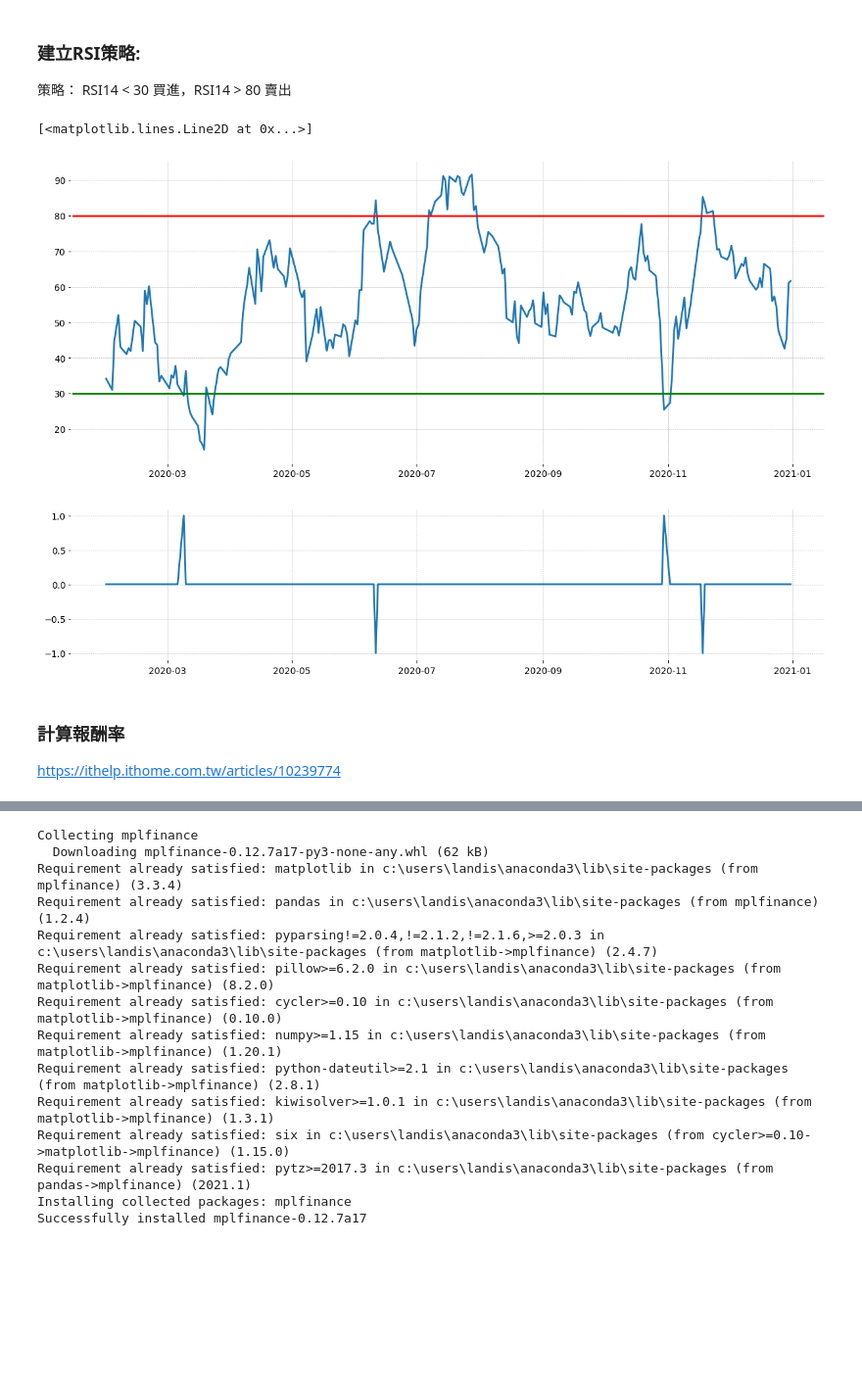
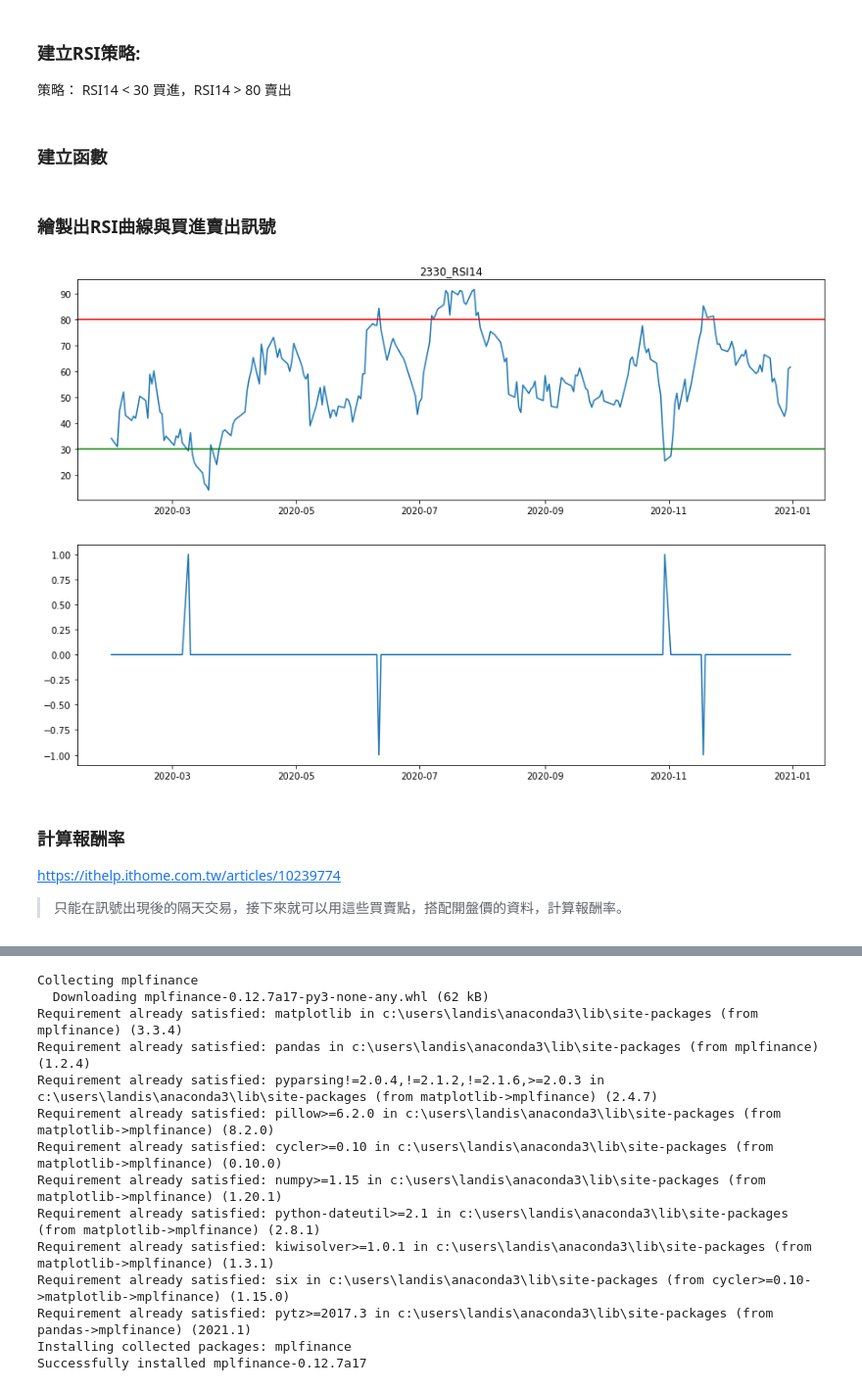
Before and after one commit to oscar50513/stock_project, a Jupyter notebook: mplfinance.ipynb, the cells around one changed output, grey strips where cells are left out. Shown: that part at 98% size. Cells and saved outputs as stored; diff of their text form; code cells hidden in the pictures; blank space fills up the shorter version.

```diff
--- a/mplfinance.ipynb
+++ b/mplfinance.ipynb
@@ -355,27 +355,5 @@ for i in range(len(RSI14)):
         sig.append(0)
 # 將訊號整理成dataframe
 rsi_sig = pd.Series(index = RSI14.index, data = sig)
-# %%
-import numpy as np
-from matplotlib import gridspec
-import pandas as pd
-
-fig = plt.figure(figsize=(15,10))
-# set height ratios for sublots
-gs = gridspec.GridSpec(2, 1, height_ratios=[2, 1])
-
-# the fisrt subplot
-ax0 = plt.subplot(gs[0])
-# line0 = ax0.plot(x, y, color='r')
-ax0.plot(RSI14)
-ax0.axhline(y=80, color='red')
-ax0.axhline(y=30, color='green')
-
-#the second subplot
-# shared axis X
-ax1 = plt.subplot(gs[1], sharex = ax0)
-rsi_sig = pd.Series(index = rsi_sig.index, data = list(rsi_sig.values))
-ax1.plot(rsi_sig)
-# %% [output]
-[<matplotlib.lines.Line2D at 0x...>]
-[figure, old version]
+# %% [markdown]
+###  建立函數
@@ -382,3 +376,23 @@ ax1.plot(rsi_sig)
+# %% [markdown]
+### 繪製出RSI曲線與買進賣出訊號
+# %%
+import numpy as np
+import matplotlib.pyplot as plt
+import pandas as pd
+
+plt.figure(figsize = (15,10))
+plt.subplot(211)
+plt.plot(RSI14)
+plt.axhline(80, color = 'r')
+plt.axhline(30, color = 'g')
+plt.title('2330_RSI14')
+
+plt.subplot(212)
+plt.plot(rsi_sig)
+plt.show()
+# %% [output]
+[figure, added]
 # %% [markdown]
 ###  計算報酬率
 https://ithelp.ithome.com.tw/articles/10239774
+>只能在訊號出現後的隔天交易，接下來就可以用這些買賣點，搭配開盤價的資料，計算報酬率。
```
Also changed, not shown: parts of 9 cells of this notebook.
